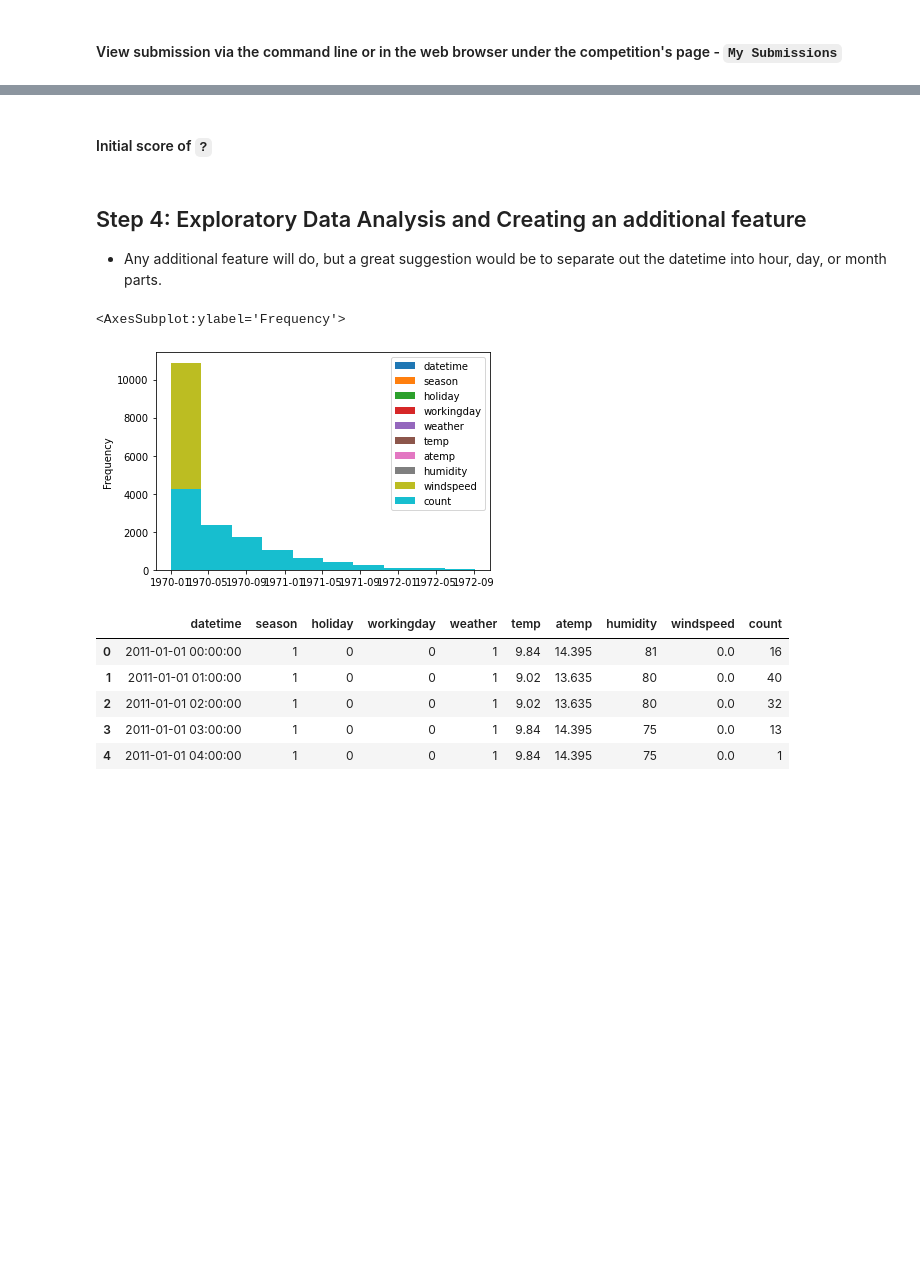
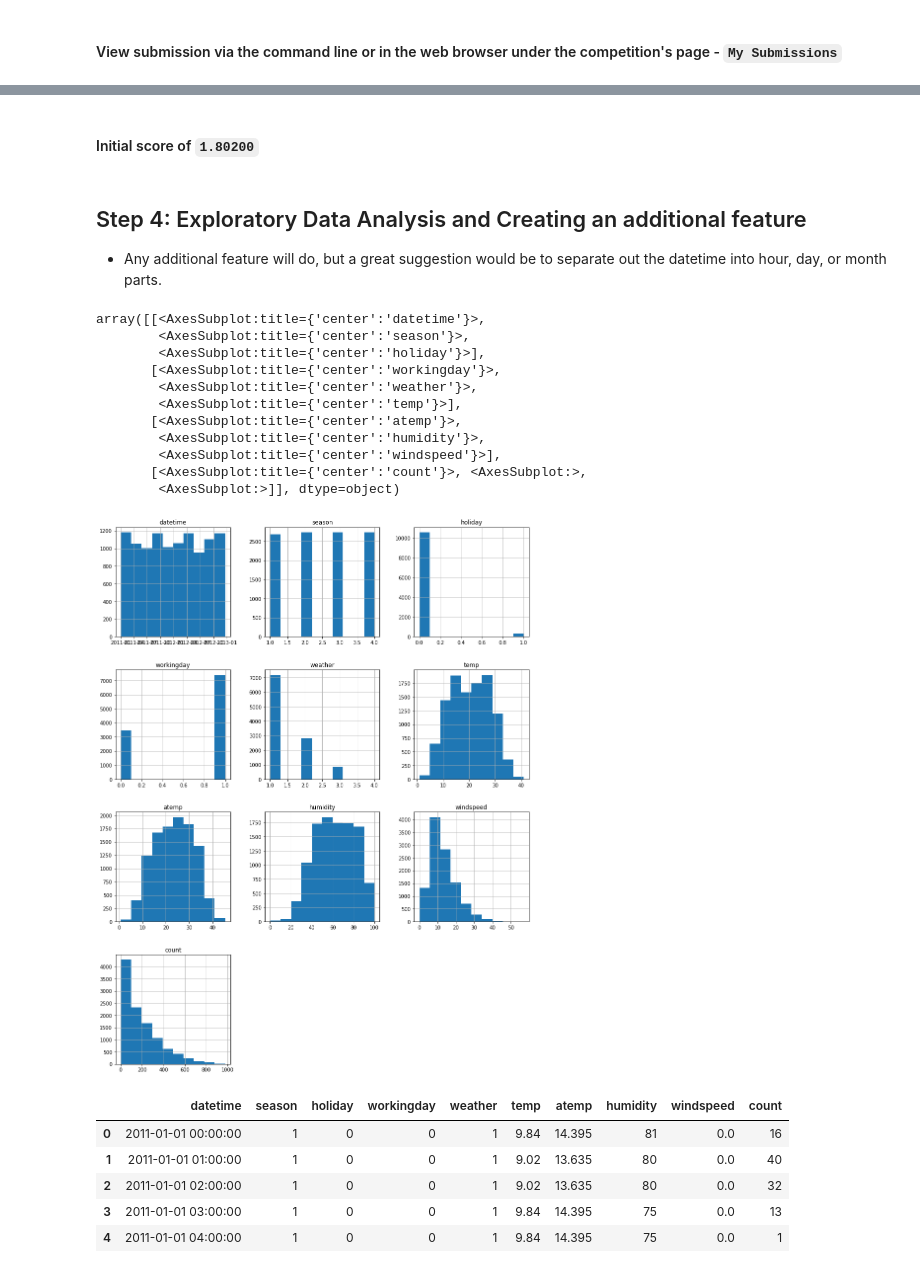
Before and after one commit to irvifa/cd0385-project-starter, a Jupyter notebook: project/bike-sharing-demand.ipynb, the cells around one changed output, grey strips where cells are left out. Drawn from its saved outputs; the diff is of its cells as text; code cells hidden in the pictures; blank space fills up the shorter version.

```diff
--- a/project/bike-sharing-demand.ipynb
+++ b/project/bike-sharing-demand.ipynb
@@ -96,7 +104,17 @@ warnings.simplefilter('ignore')
 # %%
-train_df = pd.read_csv("../input/bike-sharing-demand/train.csv")
-test_df = pd.read_csv("../input/bike-sharing-demand/test.csv")
-submission_df = pd.read_csv('../input/bike-sharing-demand/sampleSubmission.csv')
+import os
+
+def get_path(file_name):
+    prefix_path = "input/bike-sharing-demand"
+    full_path = "{prefix_path}/{file_name}".format(
+        prefix_path=prefix_path,
+        file_name=file_name
+    )
+    return full_path
+
+train_df = pd.read_csv(get_path("train.csv"))
+test_df = pd.read_csv(get_path("test.csv"))
+submission_df = pd.read_csv(get_path("sampleSubmission.csv"))
 # %%
 import pandas as pd
 from autogluon.tabular import TabularPredictor
@@ -279,14 +301,26 @@ submission.to_csv("submission.csv", index=False)
 # %% [markdown]
-#### Initial score of `?`
+#### Initial score of `1.80200`
 # %% [markdown]
 ## Step 4: Exploratory Data Analysis and Creating an additional feature
 * Any additional feature will do, but a great suggestion would be to separate out the datetime into hour, day, or month parts.
 # %%
 # Create a histogram of all features to show the distribution of each one relative to the data. This is part of the exploritory data analysis
-train.plot(kind='hist')
+fig = plt.figure(figsize = (15,20))
+ax = fig.gca()
+train.hist(ax = ax)
 # %% [output]
-<AxesSubplot:ylabel='Frequency'>
+array([[<AxesSubplot:title={'center':'datetime'}>,
+        <AxesSubplot:title={'center':'season'}>,
+        <AxesSubplot:title={'center':'holiday'}>],
+       [<AxesSubplot:title={'center':'workingday'}>,
+        <AxesSubplot:title={'center':'weather'}>,
+        <AxesSubplot:title={'center':'temp'}>],
+       [<AxesSubplot:title={'center':'atemp'}>,
+        <AxesSubplot:title={'center':'humidity'}>,
+        <AxesSubplot:title={'center':'windspeed'}>],
+       [<AxesSubplot:title={'center':'count'}>, <AxesSubplot:>,
+        <AxesSubplot:>]], dtype=object)
-[figure, old version]
+[figure, new version]
 # %%
 train.head()
 # %% [output]
```
Also changed, not shown: parts of 25 cells of this notebook, 8 other files.
